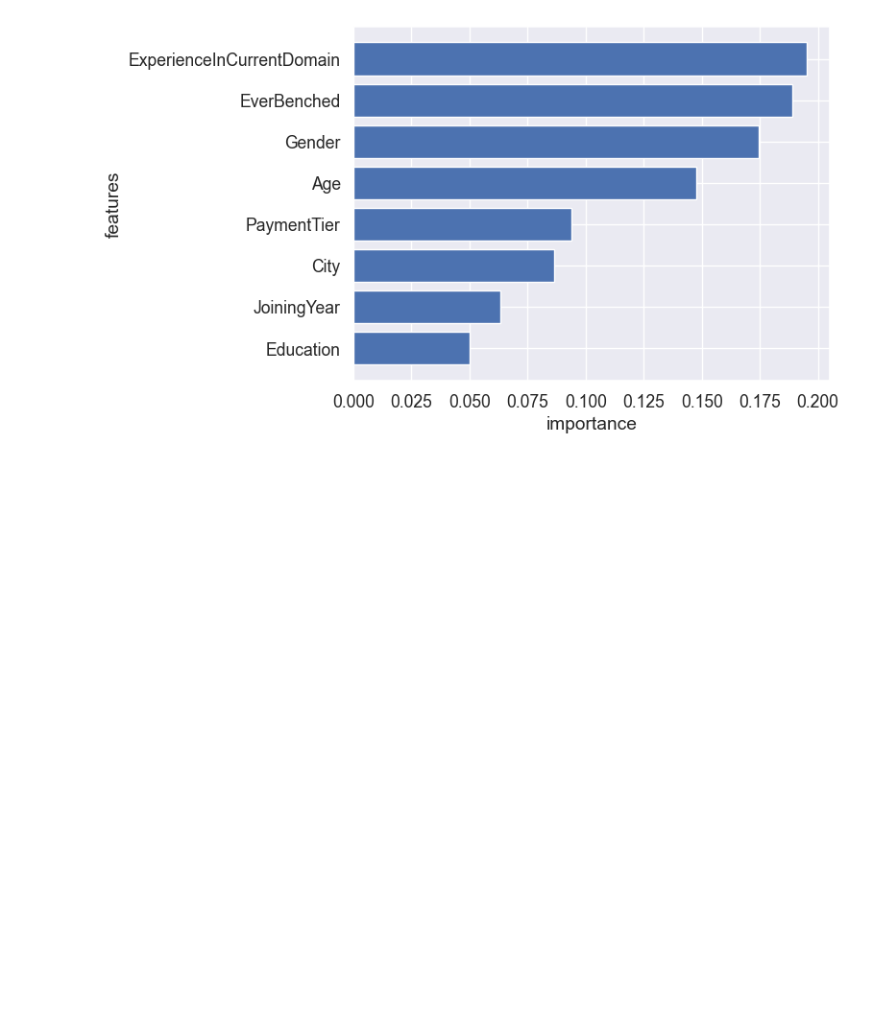
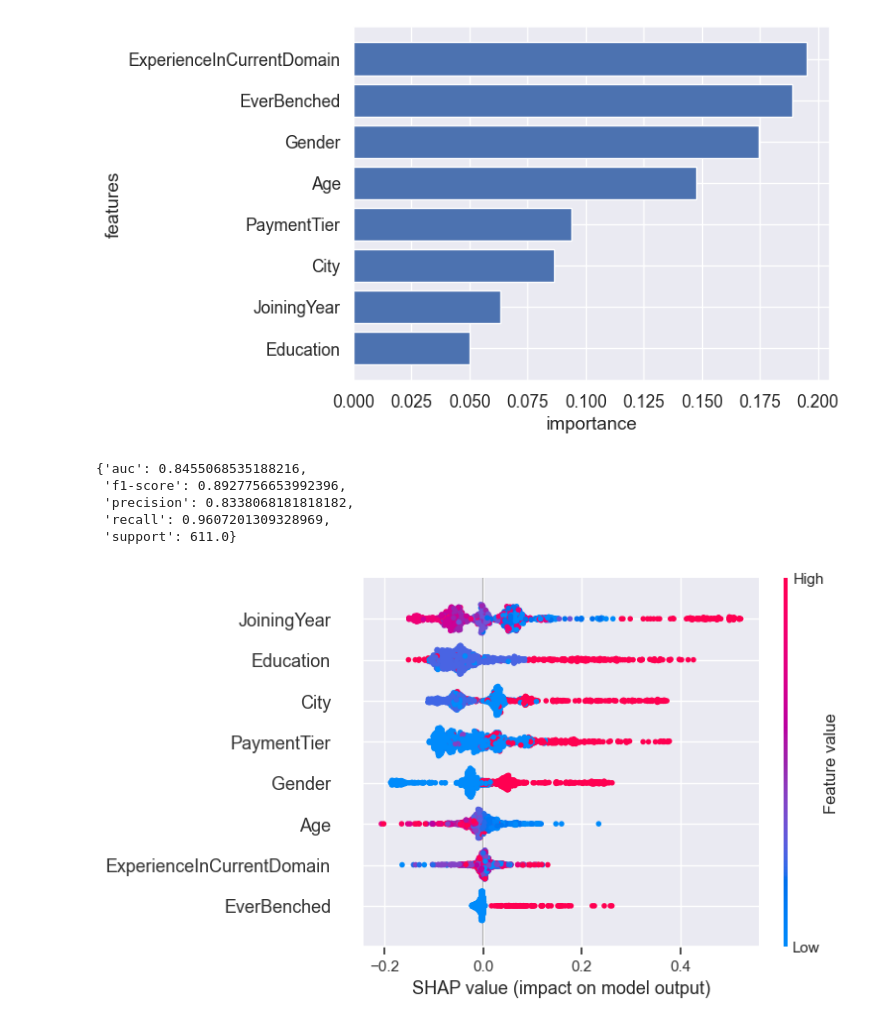
Before and after one commit to raygoluvu/BI, a Jupyter notebook: EDA_merged/EDA_v2_merged.ipynb, the cells around one changed output. Drawn from its saved outputs; the diff is of its cells as text; code cells hidden in the pictures; blank space fills up the shorter version.

Commit message:
edit SHAP explainer

```diff
--- a/EDA_merged/EDA_v2_merged.ipynb
+++ b/EDA_merged/EDA_v2_merged.ipynb
@@ -770,3 +762,29 @@ def plot_feature_importances(model):
 plot_feature_importances(clf_xgb)
 # %% [output]
 [figure]
+# %%
+# SVM
+# 使用 Kernel SHAP 來解釋模型的預測
+
+x_train_copy = pd.DataFrame(x_train, columns = data.columns[:-1])
+x_test_copy = pd.DataFrame(x_test, columns = data.columns[:-1])
+
+clf_svm = svm.SVC(random_state = seed, kernel='rbf', probability=True)
+clf_svm.fit(x_train, y_train)
+
+y_pred = clf_svm.predict(x_test)
+y_pred_prob = clf_svm.predict_proba(x_test)[:, 1]
+report = eval_pipeline(y_test, y_pred, y_pred_prob)
+
+explainer = shap.KernelExplainer(clf_svm.predict_proba, x_train_copy.sample(50, random_state = seed))
+shap_values = explainer.shap_values(x_test_copy, nsapmles = 50)
+
+# 繪製 SHAP 值
+shap.summary_plot(shap_values[1], x_test_copy)
+# %% [output]
+{'auc': 0.8455068535188216,
+ 'f1-score': 0.8927756653992396,
+ 'precision': 0.8338068181818182,
+ 'recall': 0.9607201309328969,
+ 'support': 611.0}
+[figure, added]
```
Also changed, not shown: parts of 12 cells of this notebook.
